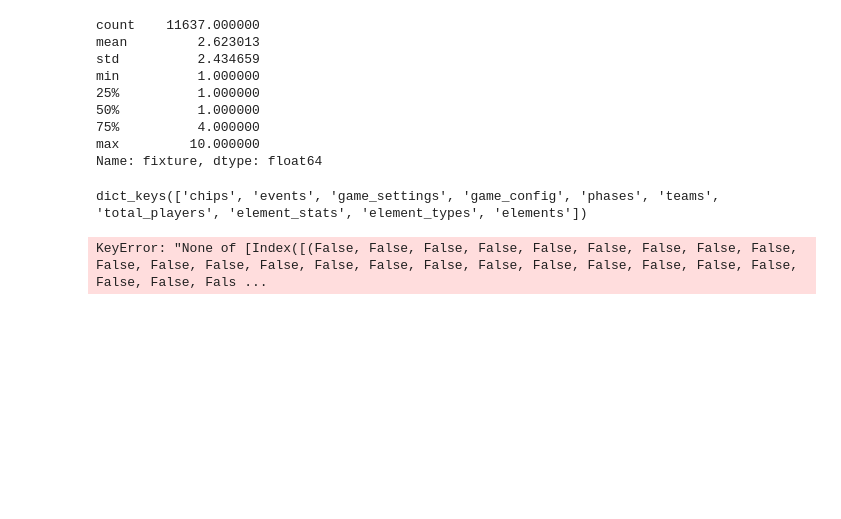
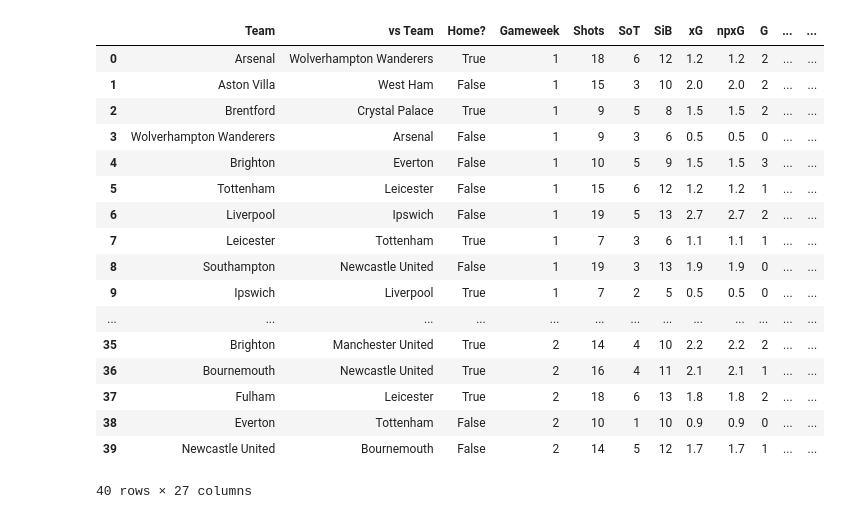
Before and after one commit to samikayyal/FPL-Predictor, a Jupyter notebook: eda.ipynb, the cells around one changed output. Saved outputs shown, nothing was run; the diff lists cells and outputs as text; code cells hidden in the pictures; blank space fills up the shorter version.

Commit message:
GW by GW data for teams

```diff
--- a/eda.ipynb
+++ b/eda.ipynb
@@ -7,27 +0,0 @@ from utils.constants import SEASON
-# %%
-df = pd.read_csv(get_data_path(SEASON, 'gws/gw1.csv'))
-df['fixture'].describe()
-# %% [output]
-count    11637.000000
-mean         2.623013
-std          2.434659
-min          1.000000
-25%          1.000000
-50%          1.000000
-75%          4.000000
-max         10.000000
-Name: fixture, dtype: float64
-# %%
-import requests
-response = requests.get("https://fantasy.premierleague.com/api/bootstrap-static/")
-data = response.json()
-data.keys()
-# %% [output]
-dict_keys(['chips', 'events', 'game_settings', 'game_config', 'phases', 'teams', 'total_players', 'element_stats', 'element_types', 'elements'])
-# %%
-from utils.get_ids import get_player_team
-
-
-get_player_team(199, '2024-25')
-# %% [output]
-KeyError: "None of [Index([(False, False, False, False, False, False, False, False, False, False, False, False, False, False, False, False, False, False, False, False, False, False, False, False, Fals ...
@@ -33,0 +10,26 @@ KeyError: "None of [Index([(False, False, False, False, False, False, False, Fal
+# %%
+from utils.general import get_data_path
+
+
+season = '2024-25'
+df = pd.read_csv(get_data_path(season, "team_gw_data.csv"))
+df
+# %% [output]
+|  | Team | vs Team | Home? | Gameweek | Shots | SoT | SiB | xG | npxG | G | ... | ... |
+| 0 | Arsenal | Wolverhampton Wanderers | True | 1 | 18 | 6 | 12 | 1.2 | 1.2 | 2 | ... | ... |
+| 1 | Aston Villa | West Ham | False | 1 | 15 | 3 | 10 | 2.0 | 2.0 | 2 | ... | ... |
+| 2 | Brentford | Crystal Palace | True | 1 | 9 | 5 | 8 | 1.5 | 1.5 | 2 | ... | ... |
+| 3 | Wolverhampton Wanderers | Arsenal | False | 1 | 9 | 3 | 6 | 0.5 | 0.5 | 0 | ... | ... |
+| 4 | Brighton | Everton | False | 1 | 10 | 5 | 9 | 1.5 | 1.5 | 3 | ... | ... |
+| 5 | Tottenham | Leicester | False | 1 | 15 | 6 | 12 | 1.2 | 1.2 | 1 | ... | ... |
+| 6 | Liverpool | Ipswich | False | 1 | 19 | 5 | 13 | 2.7 | 2.7 | 2 | ... | ... |
+| 7 | Leicester | Tottenham | True | 1 | 7 | 3 | 6 | 1.1 | 1.1 | 1 | ... | ... |
+| 8 | Southampton | Newcastle United | False | 1 | 19 | 3 | 13 | 1.9 | 1.9 | 0 | ... | ... |
+| 9 | Ipswich | Liverpool | True | 1 | 7 | 2 | 5 | 0.5 | 0.5 | 0 | ... | ... |
+| ... | ... | ... | ... | ... | ... | ... | ... | ... | ... | ... | ... | ... |
+| 35 | Brighton | Manchester United | True | 2 | 14 | 4 | 10 | 2.2 | 2.2 | 2 | ... | ... |
+| 36 | Bournemouth | Newcastle United | True | 2 | 16 | 4 | 11 | 2.1 | 2.1 | 1 | ... | ... |
+| 37 | Fulham | Leicester | True | 2 | 18 | 6 | 13 | 1.8 | 1.8 | 2 | ... | ... |
+| 38 | Everton | Tottenham | False | 2 | 10 | 1 | 10 | 0.9 | 0.9 | 0 | ... | ... |
+| 39 | Newcastle United | Bournemouth | False | 2 | 14 | 5 | 12 | 1.7 | 1.7 | 1 | ... | ... |
+40 rows × 27 columns
```
Also changed, not shown: parts of 2 cells of this notebook, 40 other files.
